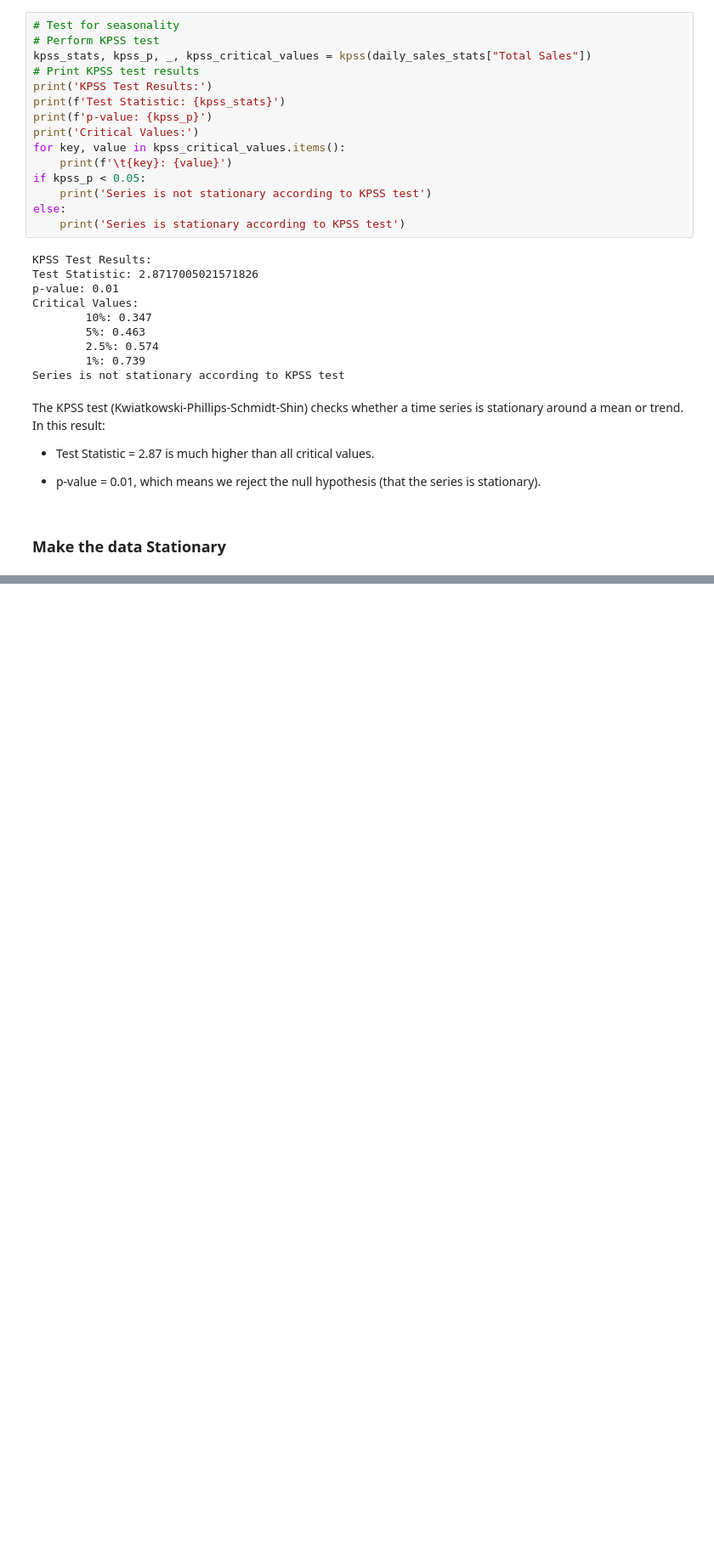
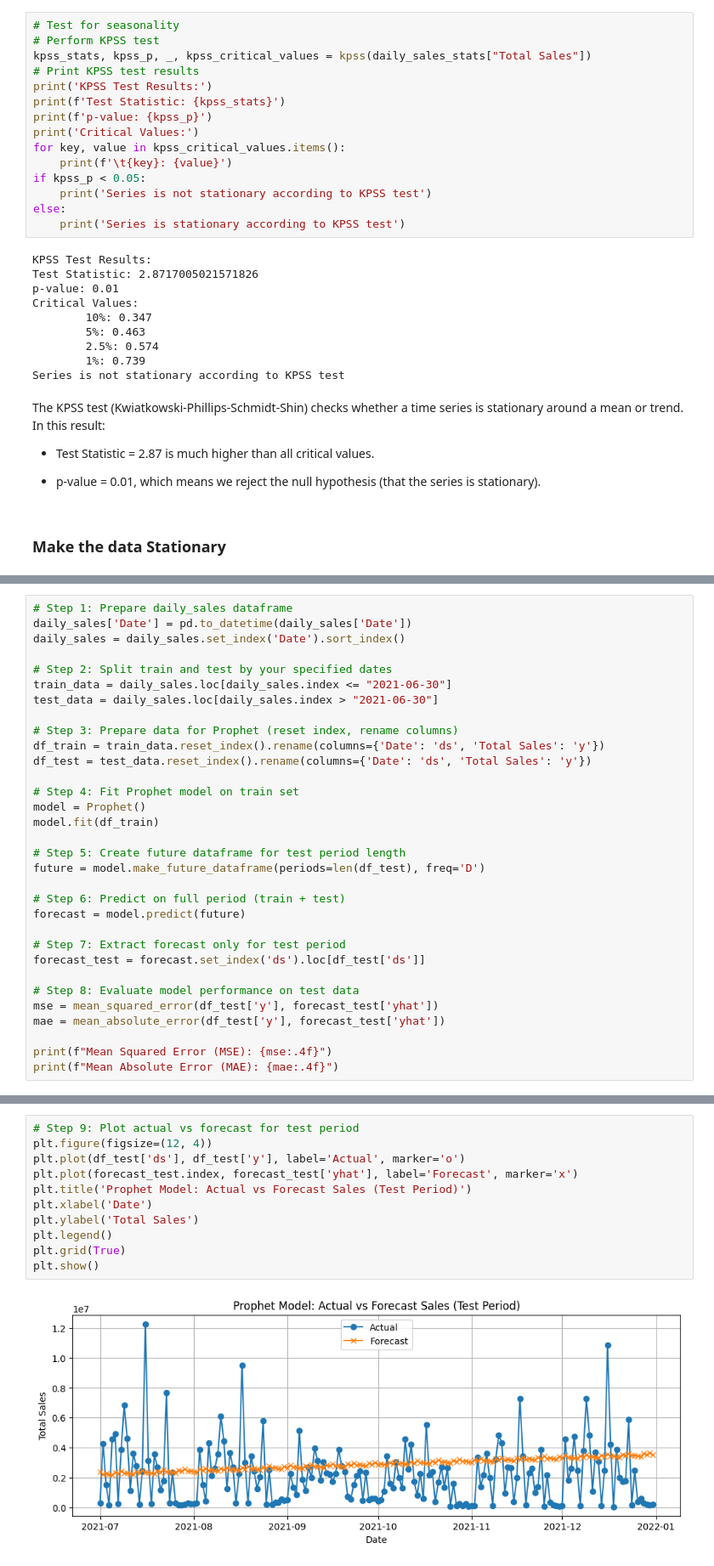
Before and after one commit to murithidenisgitobu/Adidas-Sales-Analysis-Across-the-US, a Jupyter notebook: Jupyter Notebook/adidas_notebook.ipynb, the cells around one changed output, grey strips where cells are left out. Shown at 85% size. Drawn from its saved outputs; the diff is of its cells as text; blank space fills up the shorter version.

Commit message:
prophet chosen

```diff
--- a/Jupyter Notebook/adidas_notebook.ipynb
+++ b/Jupyter Notebook/adidas_notebook.ipynb
@@ -1121,0 +1440,32 @@ Series is stationary according to KPSS test
+# %%
+# Step 1: Prepare daily_sales dataframe
+daily_sales['Date'] = pd.to_datetime(daily_sales['Date'])
+daily_sales = daily_sales.set_index('Date').sort_index()
+
+# Step 2: Split train and test by your specified dates
+train_data = daily_sales.loc[daily_sales.index <= "2021-06-30"]
+test_data = daily_sales.loc[daily_sales.index > "2021-06-30"]
+
+# Step 3: Prepare data for Prophet (reset index, rename columns)
+df_train = train_data.reset_index().rename(columns={'Date': 'ds', 'Total Sales': 'y'})
+df_test = test_data.reset_index().rename(columns={'Date': 'ds', 'Total Sales': 'y'})
+
+# Step 4: Fit Prophet model on train set
+model = Prophet()
+model.fit(df_train)
+
+# Step 5: Create future dataframe for test period length
+future = model.make_future_dataframe(periods=len(df_test), freq='D')
+
+# Step 6: Predict on full period (train + test)
+forecast = model.predict(future)
+
+# Step 7: Extract forecast only for test period
+forecast_test = forecast.set_index('ds').loc[df_test['ds']]
+
+# Step 8: Evaluate model performance on test data
+mse = mean_squared_error(df_test['y'], forecast_test['yhat'])
+mae = mean_absolute_error(df_test['y'], forecast_test['yhat'])
+
+print(f"Mean Squared Error (MSE): {mse:.4f}")
+print(f"Mean Absolute Error (MAE): {mae:.4f}")
@@ -1121,0 +1477,13 @@ Series is stationary according to KPSS test
+# %%
+# Step 9: Plot actual vs forecast for test period
+plt.figure(figsize=(12, 4))
+plt.plot(df_test['ds'], df_test['y'], label='Actual', marker='o')
+plt.plot(forecast_test.index, forecast_test['yhat'], label='Forecast', marker='x')
+plt.title('Prophet Model: Actual vs Forecast Sales (Test Period)')
+plt.xlabel('Date')
+plt.ylabel('Total Sales')
+plt.legend()
+plt.grid(True)
+plt.show()
+# %% [output]
+[figure, added]
```
Also changed, not shown: parts of 23 cells of this notebook, 1 other file.
